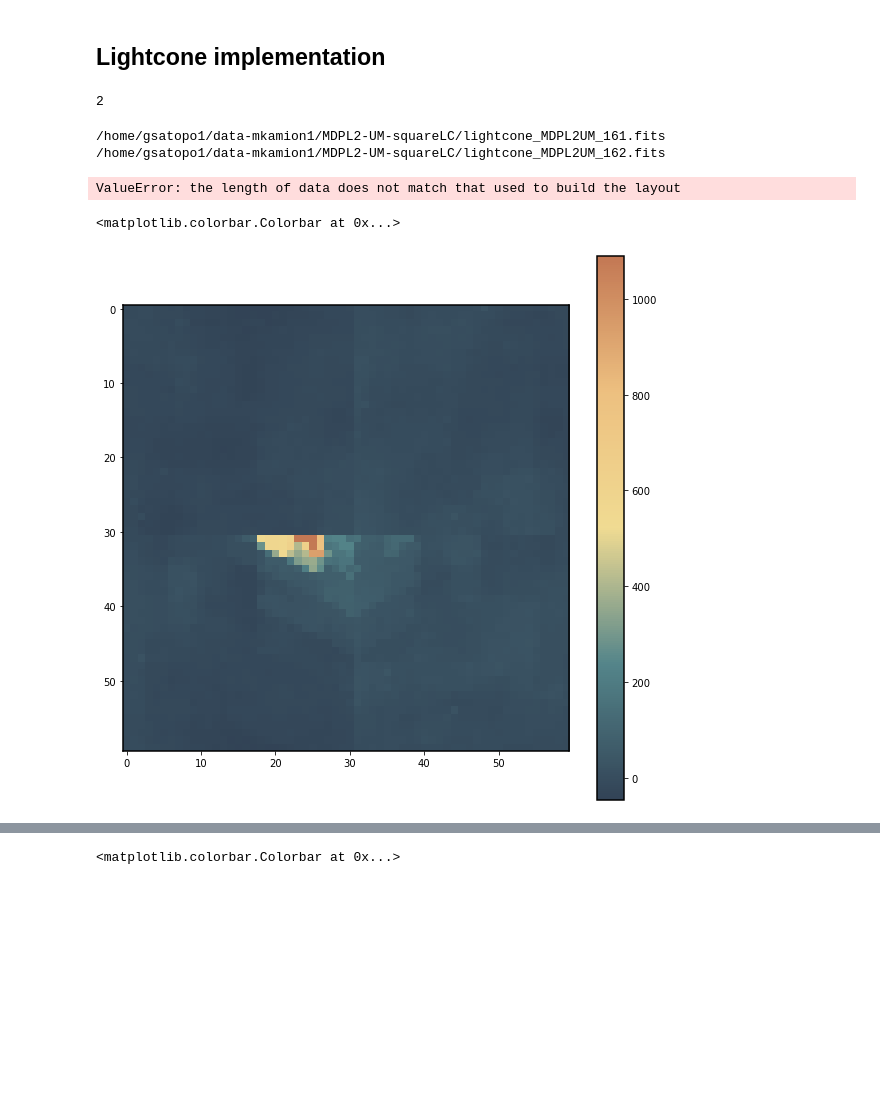
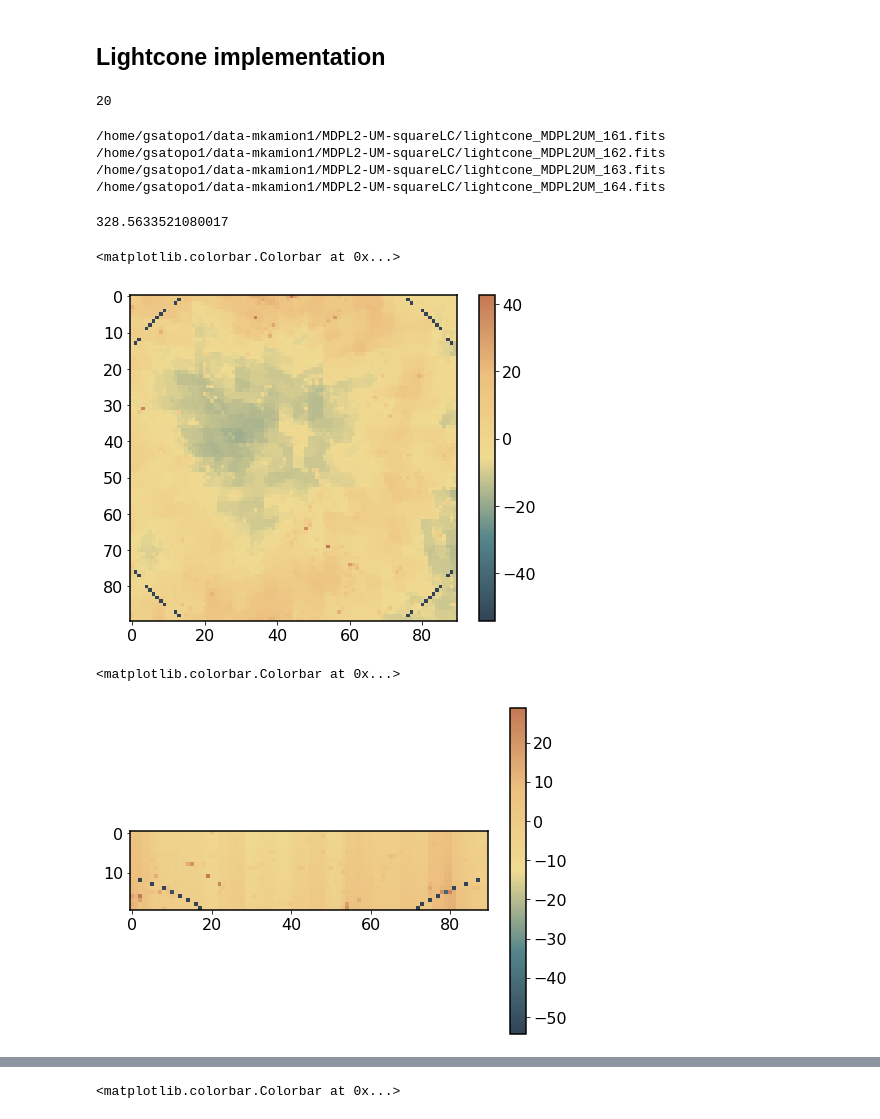
Before and after one commit to kokron/skyLine, a Jupyter notebook: notebooks/Galactic Foregrounds.ipynb, the cells around one changed output, grey strips where cells are left out. Cells and saved outputs as stored; diff of their text form; code cells hidden in the pictures; blank space fills up the shorter version.

```diff
--- a/notebooks/Galactic Foregrounds.ipynb
+++ b/notebooks/Galactic Foregrounds.ipynb
@@ -380,13 +380,14 @@ plt.rcParams['axes.linewidth'] = 1.5
 def LC_params():
     h=0.678
     nu_CO=115.271*u.GHz
-    zmin_CO = 2.5; zmax_CO = 2.51; zmid_CO=(zmax_CO+zmin_CO)/2
+    zmin = 2.5; zmax = 2.6; zmid=(zmax+zmin)/2
 
     R=700
-    dnu=nu_CO/(1+zmid_CO)/R
-    nuObs_max=nu_CO/(1+zmin_CO); nuObs_min=nu_CO/(1+zmax_CO); delta_nuObs=nuObs_max - nuObs_min
+    dnu=nu_CO/(1+zmid)/R
+    nuObs_max=nu_CO/(1+zmin); nuObs_min=nu_CO/(1+zmax); delta_nuObs=nuObs_max - nuObs_min
     Nchan=int(np.round((delta_nuObs/(dnu)).decompose()))
     print(Nchan)
+    ang_lim=1.5*u.deg
 
     foreground_path='/home/gsatopo1/data-mkamion1/gal-foreground-maps/'
     foreground_files=[foreground_path+'foreground_CO_'+str(i)+'.fits' for i in range(Nchan)]
@@ -398,6 +399,7 @@ def LC_params():
                       do_external_SFR = False, external_SFR = '',
                       angular_supersample=1,
                       spectral_supersample=1,
+                      do_z_buffering=False,
                       resampler='nearest',
                       cube_mode='flat_sky',
                       SFR_pars=dict(),
@@ -405,7 +407,7 @@ def LC_params():
                       dk=0.02*u.Mpc**-1,
                       do_intensity=False,
                       seed=0,
-                      nside=2**11,
+                      nside=2**12,
                       do_gal_foregrounds=True,
                       foreground_model=dict(precomputed_file=foreground_files, dgrade_nside=2**11,
                                             survey_center=[0*u.deg, 90*u.deg],
@@ -413,26 +415,23 @@ def LC_params():
                                                  'dust' : True,
                                                  'freefree' : True,
                                                  'ame' : True}))
-    obs_params=dict(zmin = zmin_CO-0.03, zmax = zmax_CO+0.03,
-                    RAObs_min=-1*u.deg,RAObs_max=1*u.deg,
-                    DECObs_min=-1*u.deg,DECObs_max=1*u.deg,
-                    RA_min=-1*u.deg,RA_max=1*u.deg,
-                    DEC_min=-1*u.deg,DEC_max=1*u.deg,
+
+    obs_params=dict(zmin = zmin-0.03, zmax = zmax+0.03,
+                    RAObs_min=-ang_lim,RAObs_max=ang_lim, DECObs_min=-ang_lim,DECObs_max=ang_lim,
+                    RA_min=-ang_lim,RA_max=ang_lim, DEC_min=-ang_lim,DEC_max=ang_lim,
                     nuObs_max=nuObs_max, nuObs_min=nuObs_min,
+                    Nfeeds=1000,
+                    tobs=6000*u.hr,
                     dnu=dnu,
                     Tsys=0*u.Jy/u.sr,
-                    #Tsys=0*u.K,
-                    #Tsys=(45*u.K/(69.4)**0.5)*np.sqrt(4/400),
-                    Nfeeds=19*2,
                     beam_FWHM=2*u.arcmin,
-                    tobs=1000*u.hr,
                     do_angular_smooth=False)
     obs_params.update(model_params)
     return obs_params
 # %%
 LC_CO=make_measurements(LC_params())
 # %% [output]
-2
+20
 # %%
 start = time.time()
 CO_map=LC_CO.obs_3d_map
@@ -442,11 +441,18 @@ print(end - start)
 # %% [output]
 /home/gsatopo1/data-mkamion1/MDPL2-UM-squareLC/lightcone_MDPL2UM_161.fits
 /home/gsatopo1/data-mkamion1/MDPL2-UM-squareLC/lightcone_MDPL2UM_162.fits
+/home/gsatopo1/data-mkamion1/MDPL2-UM-squareLC/lightcone_MDPL2UM_163.fits
+/home/gsatopo1/data-mkamion1/MDPL2-UM-squareLC/lightcone_MDPL2UM_164.fits
-ValueError: the length of data does not match that used to build the layout
+328.5633521080017
 # %%
-plt.figure(figsize=(10,10))
 plt.imshow(CO_map[0], cmap=cmap)
 plt.colorbar()
 # %% [output]
 <matplotlib.colorbar.Colorbar at 0x...>
-[figure, old version]
+[figure, new version]
+# %%
+plt.imshow(CO_map[:,20,:], cmap=cmap)
+plt.colorbar()
+# %% [output]
+<matplotlib.colorbar.Colorbar at 0x...>
+[figure, added]
```
Also changed, not shown: parts of 1 cell of this notebook, 5 other files.
